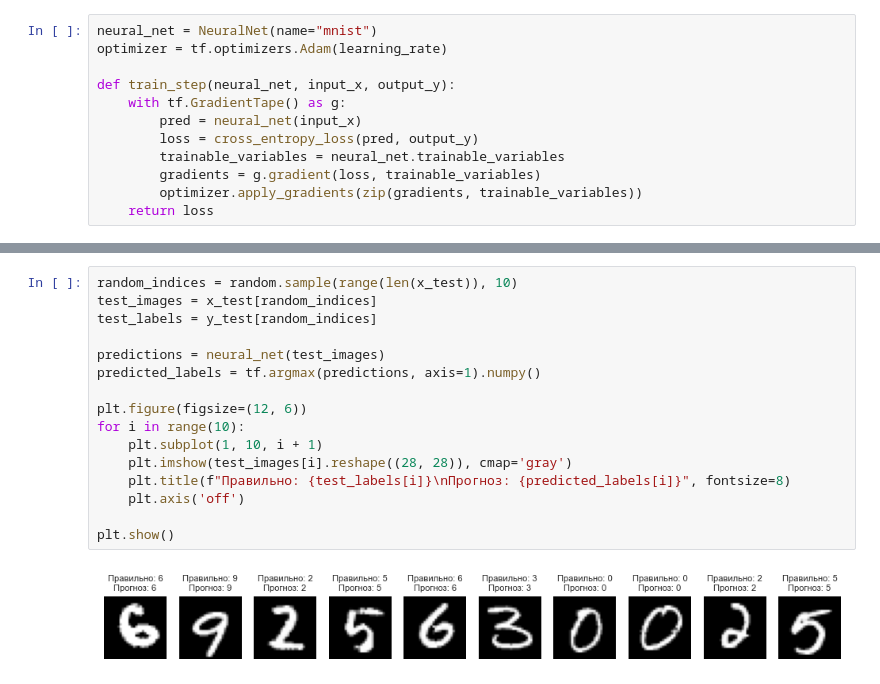
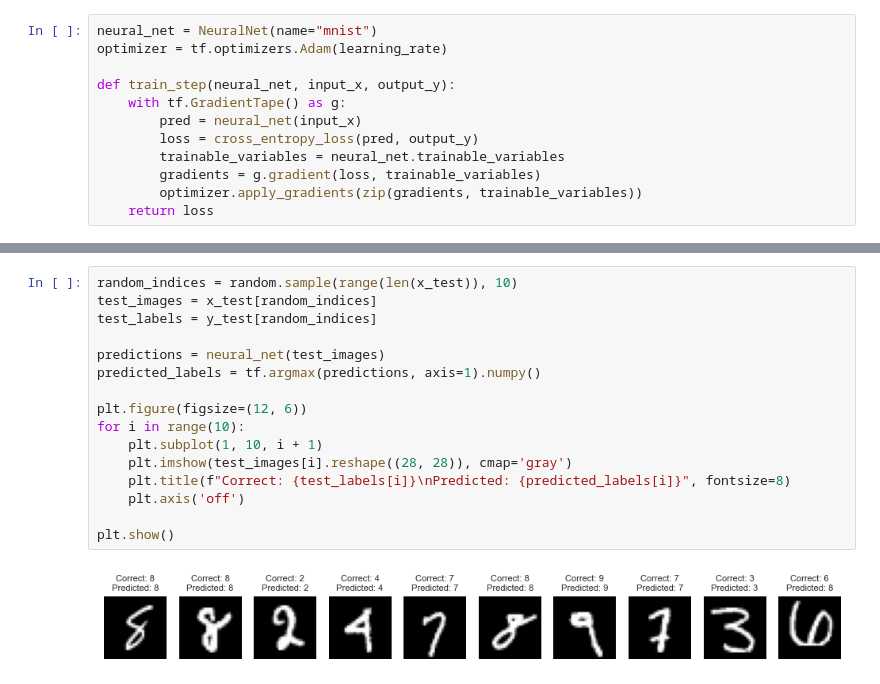
Before and after one commit to OlekKruh/Homework_08, a Jupyter notebook: HW_08.ipynb, the cells around one changed output, grey strips where cells are left out. Saved outputs shown, nothing was run; the diff lists cells and outputs as text.

```diff
--- a/HW_08.ipynb
+++ b/HW_08.ipynb
@@ -163,21 +163,21 @@ plt.show()
 # %%
 random_indices = random.sample(range(len(x_test)), 10)
 test_images = x_test[random_indices]
 test_labels = y_test[random_indices]
 
 predictions = neural_net(test_images)
 predicted_labels = tf.argmax(predictions, axis=1).numpy()
 
 plt.figure(figsize=(12, 6))
 for i in range(10):
     plt.subplot(1, 10, i + 1)
     plt.imshow(test_images[i].reshape((28, 28)), cmap='gray')
-    plt.title(f"Правильно: {test_labels[i]}\nПрогноз: {predicted_labels[i]}", fontsize=8)
+    plt.title(f"Correct: {test_labels[i]}\nPredicted: {predicted_labels[i]}", fontsize=8)
     plt.axis('off')
 
 plt.show()
 # %% [output]
-[figure, old version]
+[figure, new version]
 # %%
 correct_predictions = (predicted_labels == test_labels)
 accuracy = sum(correct_predictions) / len(correct_predictions)
```
Also changed, not shown: parts of 3 cells of this notebook.
